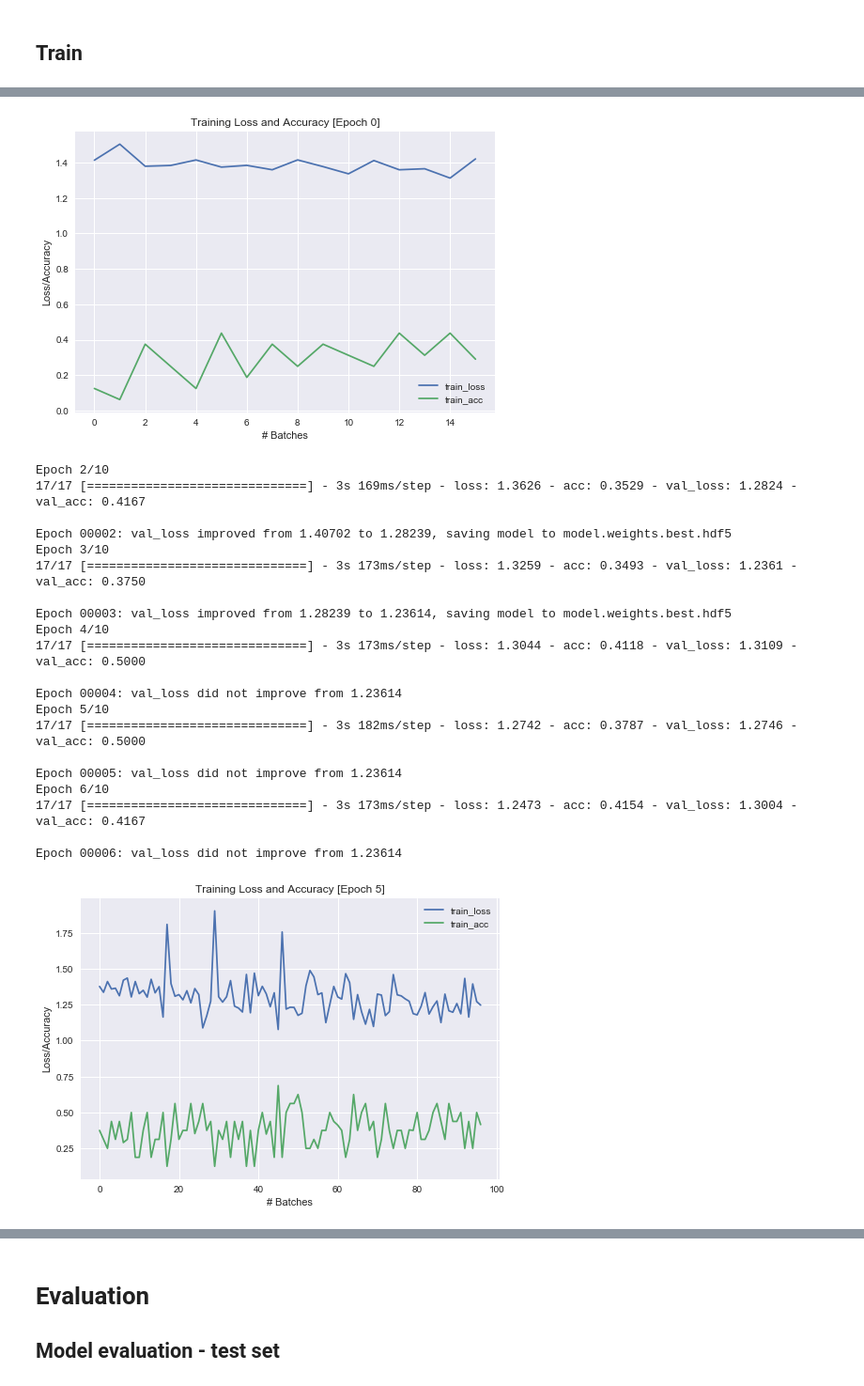
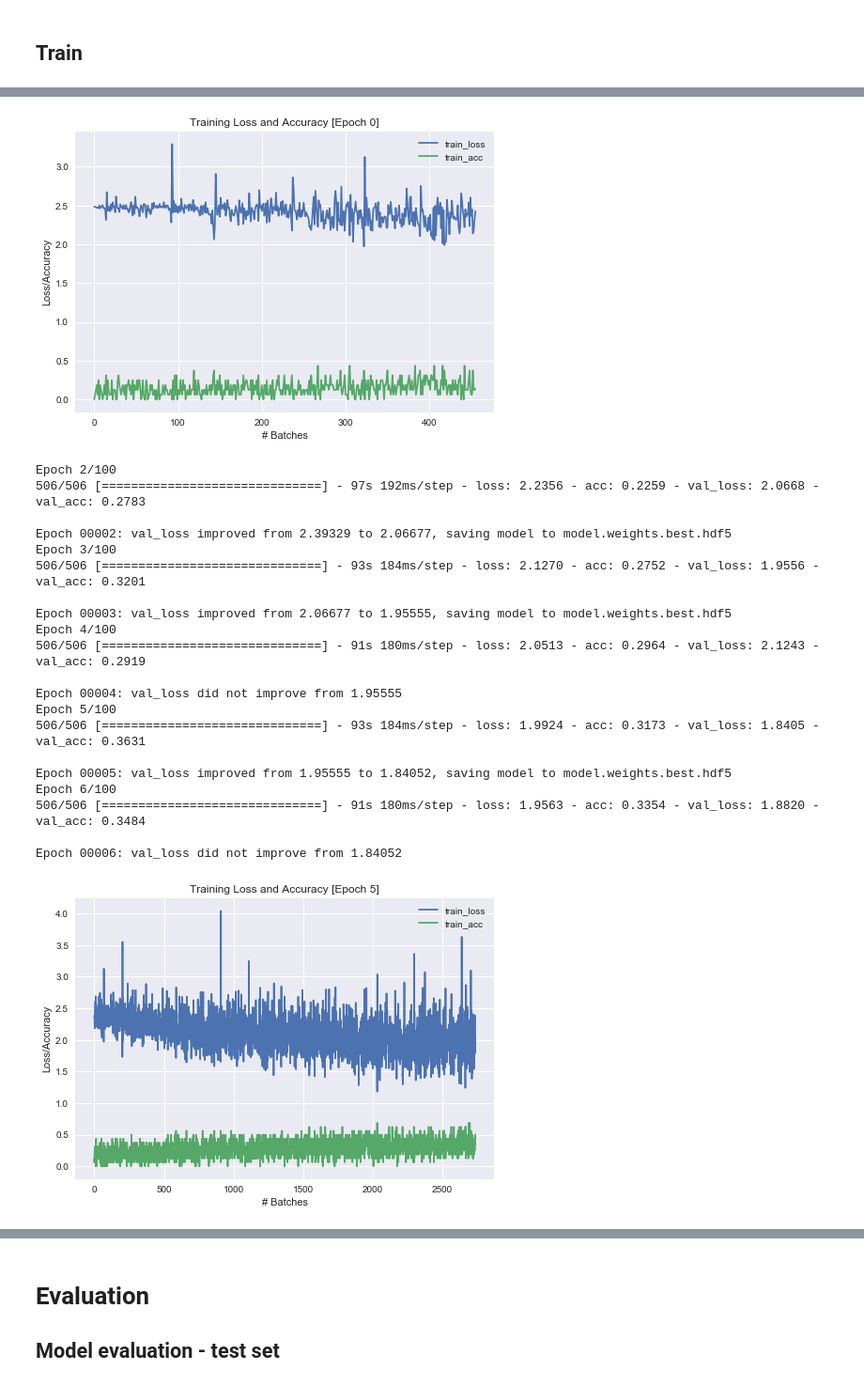
Before and after one commit to jmetzz/ml-laboratory, a Jupyter notebook: notebooks/cases/food-101/multi-class-food.ipynb, the cells around one changed output, grey strips where cells are left out. Shown at 94% size. Cells and saved outputs as stored; diff of their text form; code cells hidden in the pictures.

````diff
--- a/notebooks/cases/food-101/multi-class-food.ipynb
+++ b/notebooks/cases/food-101/multi-class-food.ipynb
@@ -71,8 +76,8 @@ for batch in datagen.flow(x, batch_size=1,
 ```
 # %%
 base_path="../../.."
-data_path=f"{base_path}/data/generated"
-dataset_name = "food-004-0.1"
+data_path=f"{base_path}/data/non_versioned"
+dataset_name = "food-012"
 
 train_path = f"{data_path}/{dataset_name}/data/train"
 test_path = f"{data_path}/{dataset_name}/data/validation"
@@ -102,8 +107,8 @@ train_generator = train_datagen.flow_from_directory(
         target_size=(height, width),
         color_mode='rgb',
         batch_size=batch_size,
-        class_mode='categorical',
-        seed=seed)  # because categorical_crossentropy loss
+        class_mode='categorical', # because categorical_crossentropy loss
+        seed=r_seed)
 
 val_datagen = ImageDataGenerator(rescale=1./255)
 validation_generator = val_datagen.flow_from_directory(
@@ -112,7 +117,7 @@ validation_generator = val_datagen.flow_from_directory(
         color_mode='rgb',
         batch_size=batch_size,
         class_mode='categorical',
-        seed=seed)
+        seed=r_seed)
 
 test_datagen = ImageDataGenerator(rescale=1./255)
 test_generator = test_datagen.flow_from_directory(
@@ -121,14 +126,15 @@ test_generator = test_datagen.flow_from_directory(
         color_mode='rgb',
         batch_size=batch_size,
         class_mode='categorical',
-        seed=seed)
+        seed=r_seed,
+        shuffle=False)
 
 
 # TODO: get from data generator
-n_classes = len(np.unique(train_generator.classes))
-n_train_samples = len(train_generator.classes)
-n_validation_samples = len(validation_generator.classes)
-n_test_samples = len(test_generator.classes)
+n_classes = train_generator.num_classes
+n_train_samples = train_generator.n
+n_validation_samples = validation_generator.n
+n_test_samples = test_generator.n
 
 
 print("=========================")
@@ -351,13 +372,7 @@ _________________________________________________________________
 # %% [markdown]
 ## Train
 # %%
-n_epochs=10
-
-#model.fit(x_train_color, y_train_color,
-#          batch_size=128,
-#          epochs=10,
-#          validation_data=(x_valid_color, y_valid_color),
-#          callbacks=callbacks_list)
+n_epochs=100
 
 history = model.fit_generator(
         train_generator,
@@ -374,22 +389,22 @@ Epoch 00001: val_loss improved from inf to 1.40702, saving model to model.weight
-[figure, old version]
+[figure, new version]
-Epoch 2/10
-17/17 [==============================] - 3s 169ms/step - loss: 1.3626 - acc: 0.3529 - val_loss: 1.2824 - val_acc: 0.4167
+Epoch 2/100
+506/506 [==============================] - 97s 192ms/step - loss: 2.2356 - acc: 0.2259 - val_loss: 2.0668 - val_acc: 0.2783
 
-Epoch 00002: val_loss improved from 1.40702 to 1.28239, saving model to model.weights.best.hdf5
-Epoch 3/10
-17/17 [==============================] - 3s 173ms/step - loss: 1.3259 - acc: 0.3493 - val_loss: 1.2361 - val_acc: 0.3750
+Epoch 00002: val_loss improved from 2.39329 to 2.06677, saving model to model.weights.best.hdf5
+Epoch 3/100
+506/506 [==============================] - 93s 184ms/step - loss: 2.1270 - acc: 0.2752 - val_loss: 1.9556 - val_acc: 0.3201
 
-Epoch 00003: val_loss improved from 1.28239 to 1.23614, saving model to model.weights.best.hdf5
-Epoch 4/10
-17/17 [==============================] - 3s 173ms/step - loss: 1.3044 - acc: 0.4118 - val_loss: 1.3109 - val_acc: 0.5000
+Epoch 00003: val_loss improved from 2.06677 to 1.95555, saving model to model.weights.best.hdf5
+Epoch 4/100
+506/506 [==============================] - 91s 180ms/step - loss: 2.0513 - acc: 0.2964 - val_loss: 2.1243 - val_acc: 0.2919
 
-Epoch 00004: val_loss did not improve from 1.23614
-Epoch 5/10
-17/17 [==============================] - 3s 182ms/step - loss: 1.2742 - acc: 0.3787 - val_loss: 1.2746 - val_acc: 0.5000
+Epoch 00004: val_loss did not improve from 1.95555
+Epoch 5/100
+506/506 [==============================] - 93s 184ms/step - loss: 1.9924 - acc: 0.3173 - val_loss: 1.8405 - val_acc: 0.3631
 
-Epoch 00005: val_loss did not improve from 1.23614
-Epoch 6/10
-17/17 [==============================] - 3s 173ms/step - loss: 1.2473 - acc: 0.4154 - val_loss: 1.3004 - val_acc: 0.4167
+Epoch 00005: val_loss improved from 1.95555 to 1.84052, saving model to model.weights.best.hdf5
+Epoch 6/100
+506/506 [==============================] - 91s 180ms/step - loss: 1.9563 - acc: 0.3354 - val_loss: 1.8820 - val_acc: 0.3484
 
-Epoch 00006: val_loss did not improve from 1.23614
+Epoch 00006: val_loss did not improve from 1.84052
-[figure, old version]
+[figure, new version]
````
Also changed, not shown: parts of 17 cells of this notebook, 3 other files.
